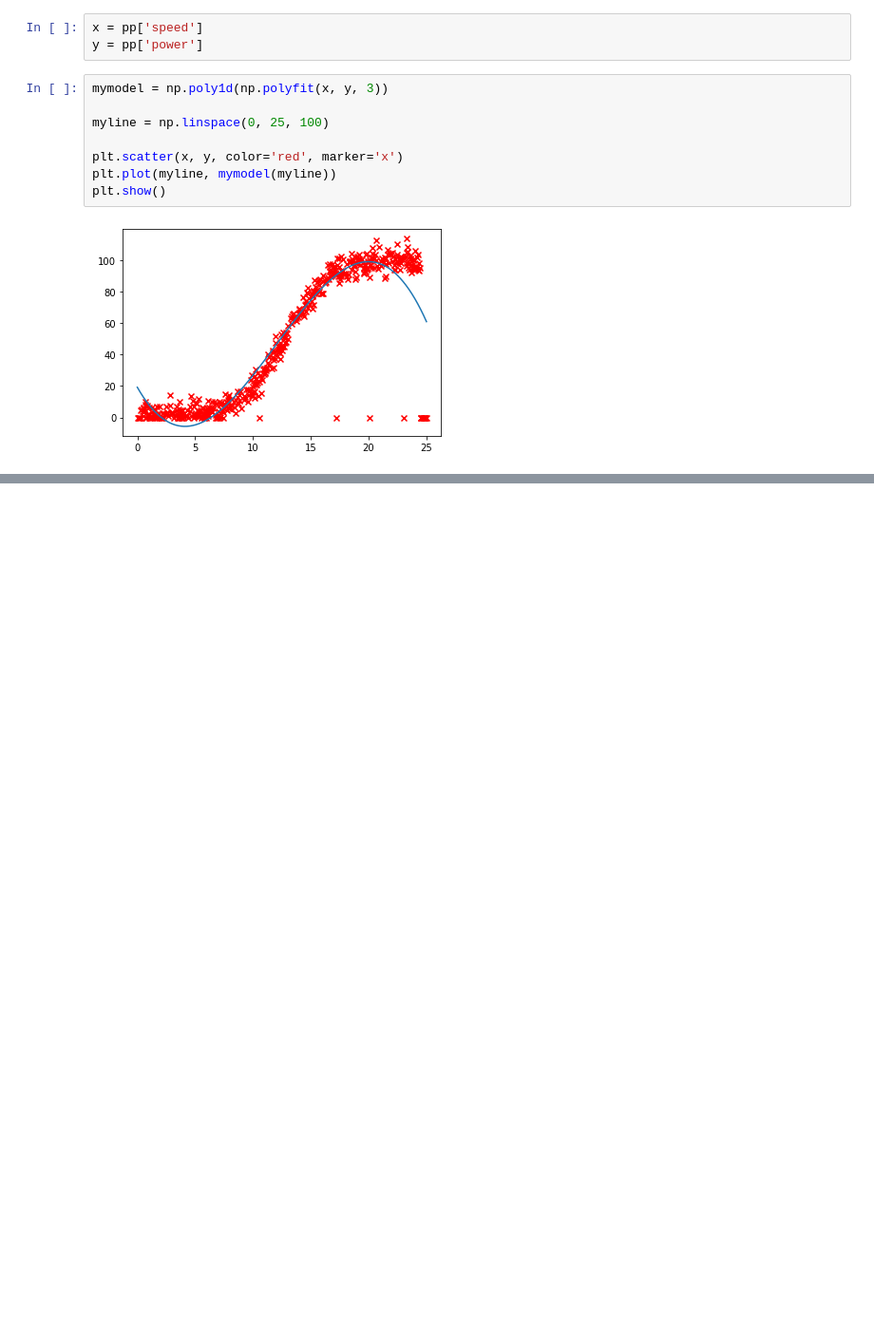
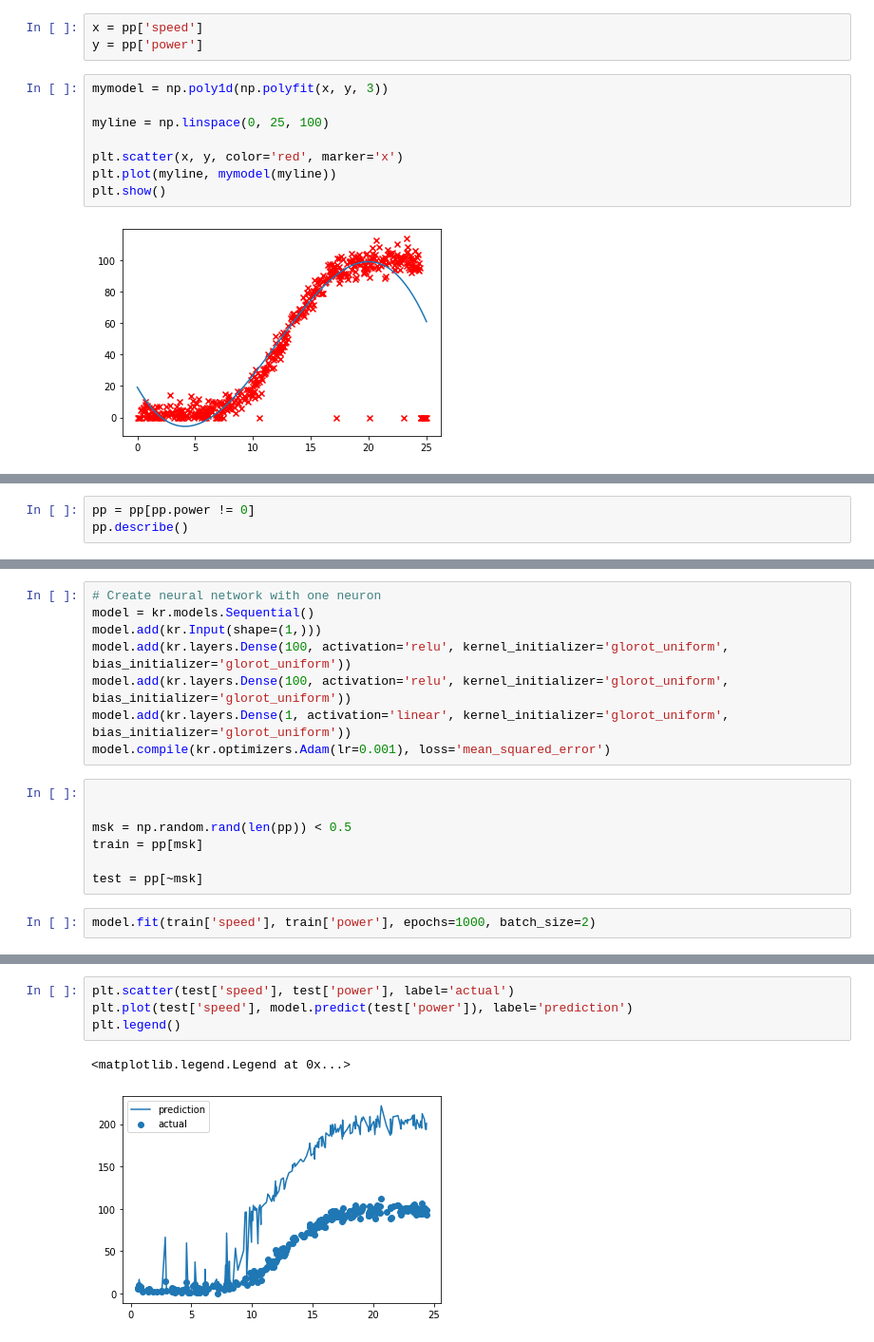
Before and after one commit to colm-o-caoimh/MachineLearning, a Jupyter notebook: Machine Learning and Statistics Project 2020.ipynb, the cells around one changed output, grey strips where cells are left out. Shown at 95% size. Cells and saved outputs as stored; diff of their text form; blank space fills up the shorter version.

Commit message:
experimenting with neural networks

```diff
--- a/Machine Learning and Statistics Project 2020.ipynb
+++ b/Machine Learning and Statistics Project 2020.ipynb
@@ -222,0 +226,3 @@ plt.show()
+# %%
+pp = pp[pp.power != 0]
+pp.describe()
@@ -222,0 +239,17 @@ plt.show()
+# %%
+# Create neural network with one neuron
+model = kr.models.Sequential()
+model.add(kr.Input(shape=(1,)))
+model.add(kr.layers.Dense(100, activation='relu', kernel_initializer='glorot_uniform', bias_initializer='glorot_uniform'))
+model.add(kr.layers.Dense(100, activation='relu', kernel_initializer='glorot_uniform', bias_initializer='glorot_uniform'))
+model.add(kr.layers.Dense(1, activation='linear', kernel_initializer='glorot_uniform', bias_initializer='glorot_uniform'))
+model.compile(kr.optimizers.Adam(lr=0.001), loss='mean_squared_error')
+# %%
+
+
+msk = np.random.rand(len(pp)) < 0.5
+train = pp[msk]
+
+test = pp[~msk]
+# %%
+model.fit(train['speed'], train['power'], epochs=1000, batch_size=2)
@@ -222,0 +275,7 @@ plt.show()
+# %%
+plt.scatter(test['speed'], test['power'], label='actual')
+plt.plot(test['speed'], model.predict(test['power']), label='prediction')
+plt.legend()
+# %% [output]
+<matplotlib.legend.Legend at 0x...>
+[figure, added]
```
Also changed, not shown: parts of 5 cells of this notebook.
